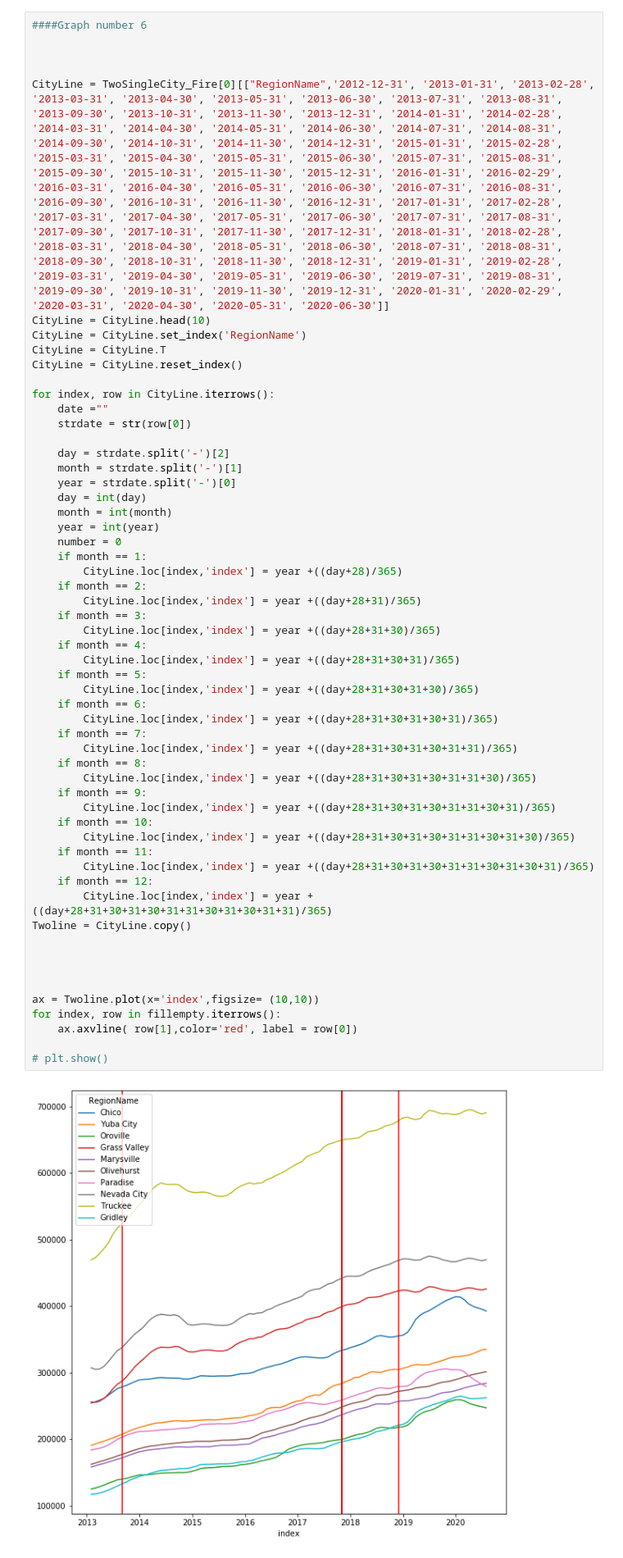
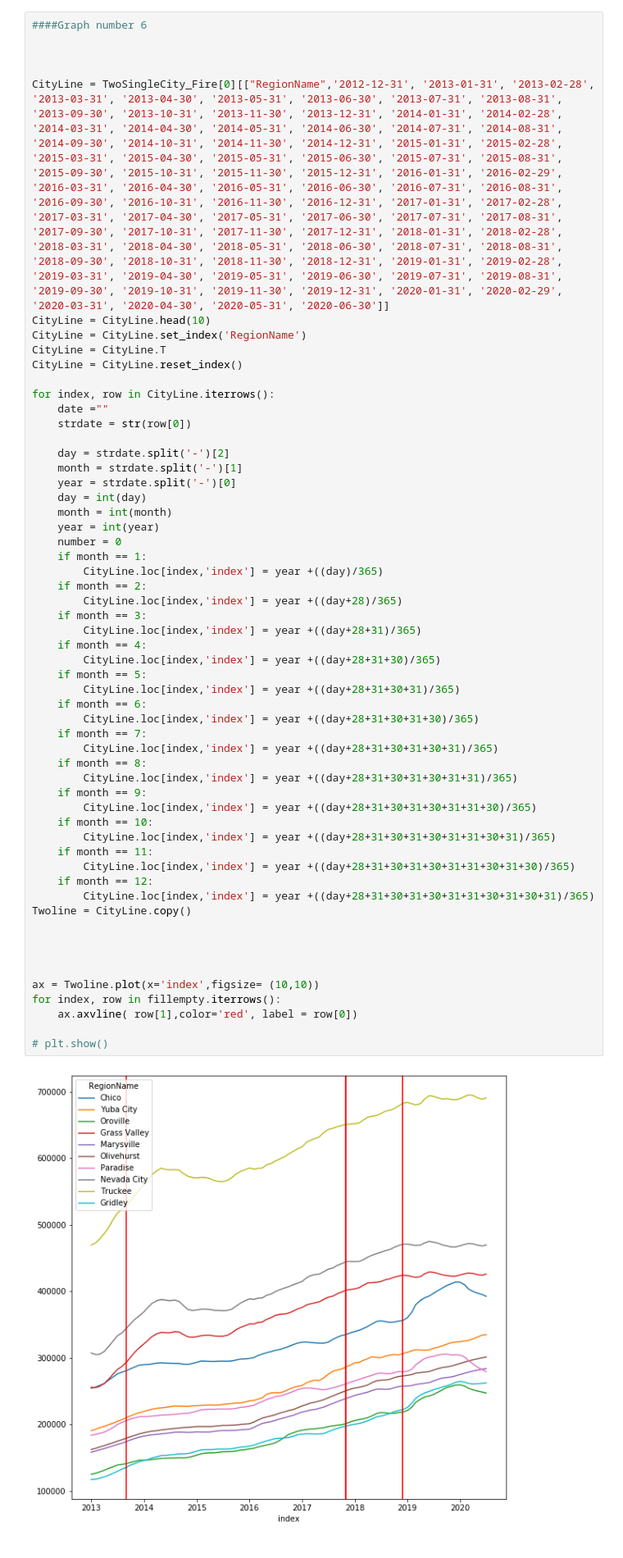
Before and after one commit to mattuzi17/The-Flight-From-Rural-Communities, a Jupyter notebook: NathanTesting.ipynb, the cells around one changed output. Shown at 82% size. Drawn from its saved outputs; the diff is of its cells as text.

```diff
--- a/NathanTesting.ipynb
+++ b/NathanTesting.ipynb
@@ -398,46 +398,46 @@ for index, row in CityLine.iterrows():
     day = strdate.split('-')[2]
     month = strdate.split('-')[1]
     year = strdate.split('-')[0]
     day = int(day)
     month = int(month)
     year = int(year)
     number = 0
     if month == 1:
+        CityLine.loc[index,'index'] = year +((day)/365)
+    if month == 2:
         CityLine.loc[index,'index'] = year +((day+28)/365)
-    if month == 2:
+    if month == 3:
         CityLine.loc[index,'index'] = year +((day+28+31)/365)
-    if month == 3:
+    if month == 4:
         CityLine.loc[index,'index'] = year +((day+28+31+30)/365)
-    if month == 4:
+    if month == 5:
         CityLine.loc[index,'index'] = year +((day+28+31+30+31)/365)
-    if month == 5:
+    if month == 6:
         CityLine.loc[index,'index'] = year +((day+28+31+30+31+30)/365)
-    if month == 6:
+    if month == 7:
         CityLine.loc[index,'index'] = year +((day+28+31+30+31+30+31)/365)
-    if month == 7:
+    if month == 8:
         CityLine.loc[index,'index'] = year +((day+28+31+30+31+30+31+31)/365)
-    if month == 8:
+    if month == 9:
         CityLine.loc[index,'index'] = year +((day+28+31+30+31+30+31+31+30)/365)
-    if month == 9:
+    if month == 10:
         CityLine.loc[index,'index'] = year +((day+28+31+30+31+30+31+31+30+31)/365)
-    if month == 10:
+    if month == 11:
         CityLine.loc[index,'index'] = year +((day+28+31+30+31+30+31+31+30+31+30)/365)
-    if month == 11:
+    if month == 12:
         CityLine.loc[index,'index'] = year +((day+28+31+30+31+30+31+31+30+31+30+31)/365)
-    if month == 12:
-        CityLine.loc[index,'index'] = year +((day+28+31+30+31+30+31+31+30+31+30+31+31)/365)
 Twoline = CityLine.copy()
 
 
 
 
 ax = Twoline.plot(x='index',figsize= (10,10))
 for index, row in fillempty.iterrows():
     ax.axvline( row[1],color='red', label = row[0])
 
 # plt.show()
 # %% [output]
-[figure, old version]
+[figure, new version]
 # %%
 ##Graph#3
 ax = Twoline.plot(x='index',figsize= (10,10))
```
Also changed, not shown: parts of 5 cells of this notebook.
